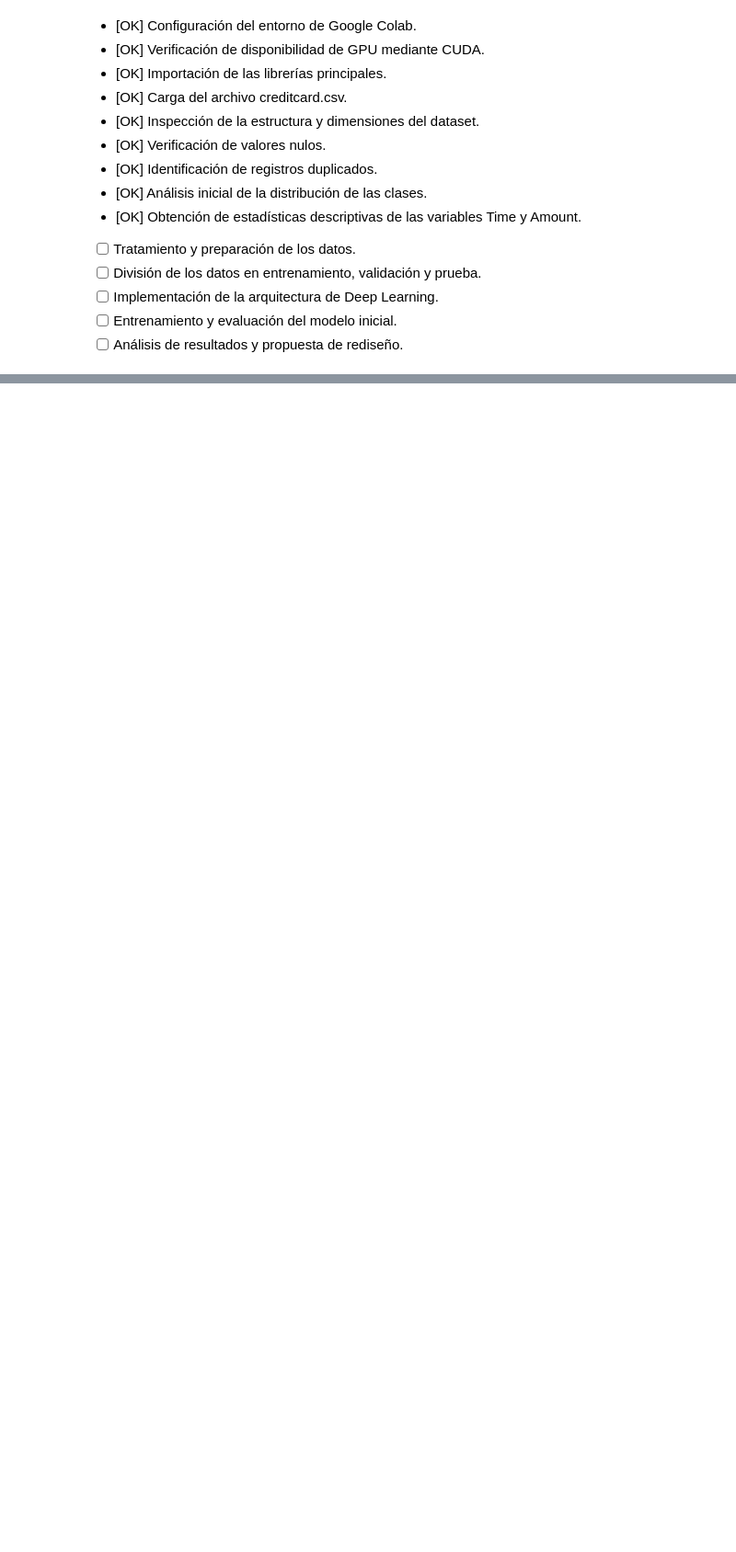
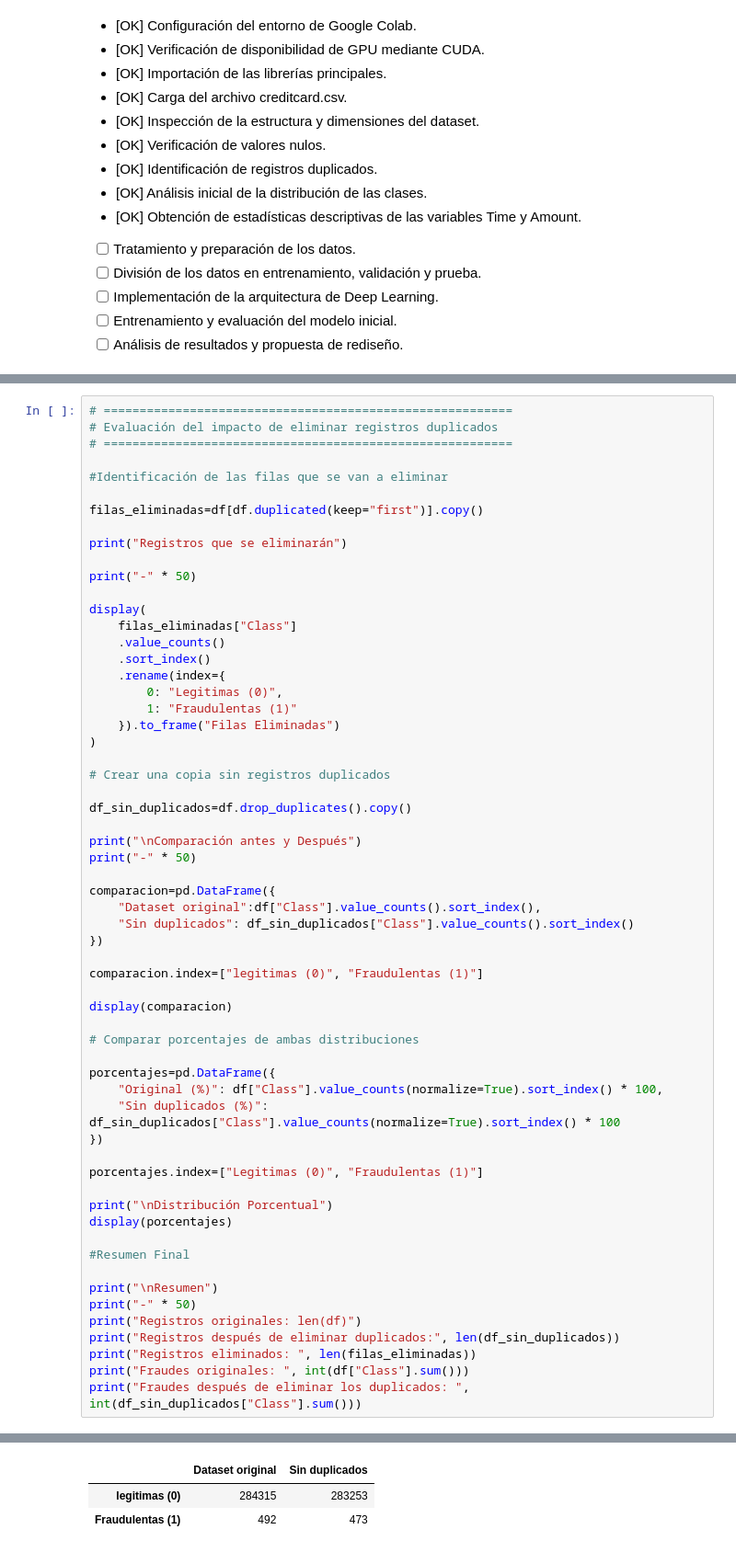
Before and after one commit to edavidbustosp/AplicacionesDeepLearning, a Jupyter notebook: DeteccionFraude.ipynb, the cells around one changed output, grey strips where cells are left out. Shown at 92% size. Drawn from its saved outputs; the diff is of its cells as text; blank space fills up the shorter version.

```diff
--- a/DeteccionFraude.ipynb
+++ b/DeteccionFraude.ipynb
@@ -210,0 +290,61 @@ Al cierre de esta primera etapa de trabajo se han completado las siguientes acti
+# %%
+# =========================================================
+# Evaluación del impacto de eliminar registros duplicados
+# =========================================================
+
+#Identificación de las filas que se van a eliminar
+
+filas_eliminadas=df[df.duplicated(keep="first")].copy()
+
+print("Registros que se eliminarán")
+
+print("-" * 50)
+
+display(
+    filas_eliminadas["Class"]
+    .value_counts()
+    .sort_index()
+    .rename(index={
+        0: "Legitimas (0)",
+        1: "Fraudulentas (1)"
+    }).to_frame("Filas Eliminadas")
+)
+
+# Crear una copia sin registros duplicados
+
+df_sin_duplicados=df.drop_duplicates().copy()
+
+print("\nComparación antes y Después")
+print("-" * 50)
+
+comparacion=pd.DataFrame({
+    "Dataset original":df["Class"].value_counts().sort_index(),
+    "Sin duplicados": df_sin_duplicados["Class"].value_counts().sort_index()
+})
+
+comparacion.index=["legitimas (0)", "Fraudulentas (1)"]
+
+display(comparacion)
+
+# Comparar porcentajes de ambas distribuciones
+
+porcentajes=pd.DataFrame({
+    "Original (%)": df["Class"].value_counts(normalize=True).sort_index() * 100,
+    "Sin duplicados (%)": df_sin_duplicados["Class"].value_counts(normalize=True).sort_index() * 100
+})
+
+porcentajes.index=["Legitimas (0)", "Fraudulentas (1)"]
+
+print("\nDistribución Porcentual")
+display(porcentajes)
+
+#Resumen Final
+
+print("\nResumen")
+print("-" * 50)
+print("Registros originales: len(df)")
+print("Registros después de eliminar duplicados:", len(df_sin_duplicados))
+print("Registros eliminados: ", len(filas_eliminadas))
+print("Fraudes originales: ", int(df["Class"].sum()))
+print("Fraudes después de eliminar los duplicados: ", int(df_sin_duplicados["Class"].sum()))
+# %% [output]
@@ -210,0 +359,3 @@ Al cierre de esta primera etapa de trabajo se han completado las siguientes acti
+|  | Dataset original | Sin duplicados |
+| legitimas (0) | 284315 | 283253 |
+| Fraudulentas (1) | 492 | 473 |
```
Also changed, not shown: parts of 10 cells of this notebook.
